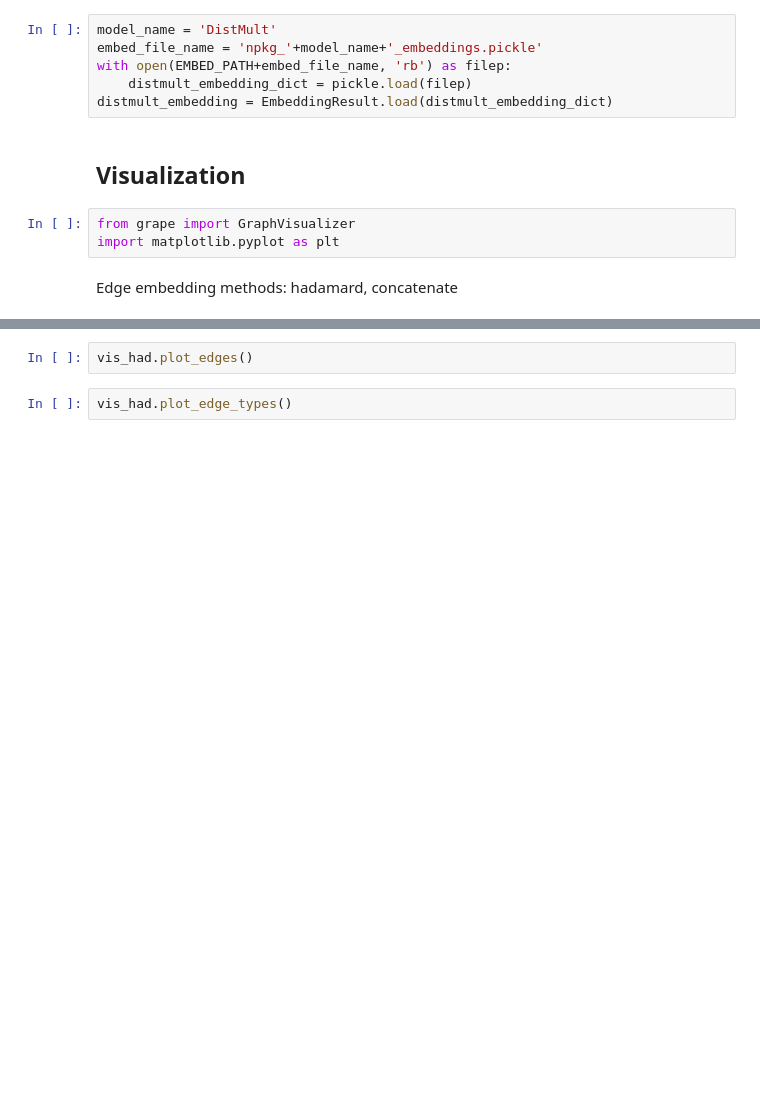
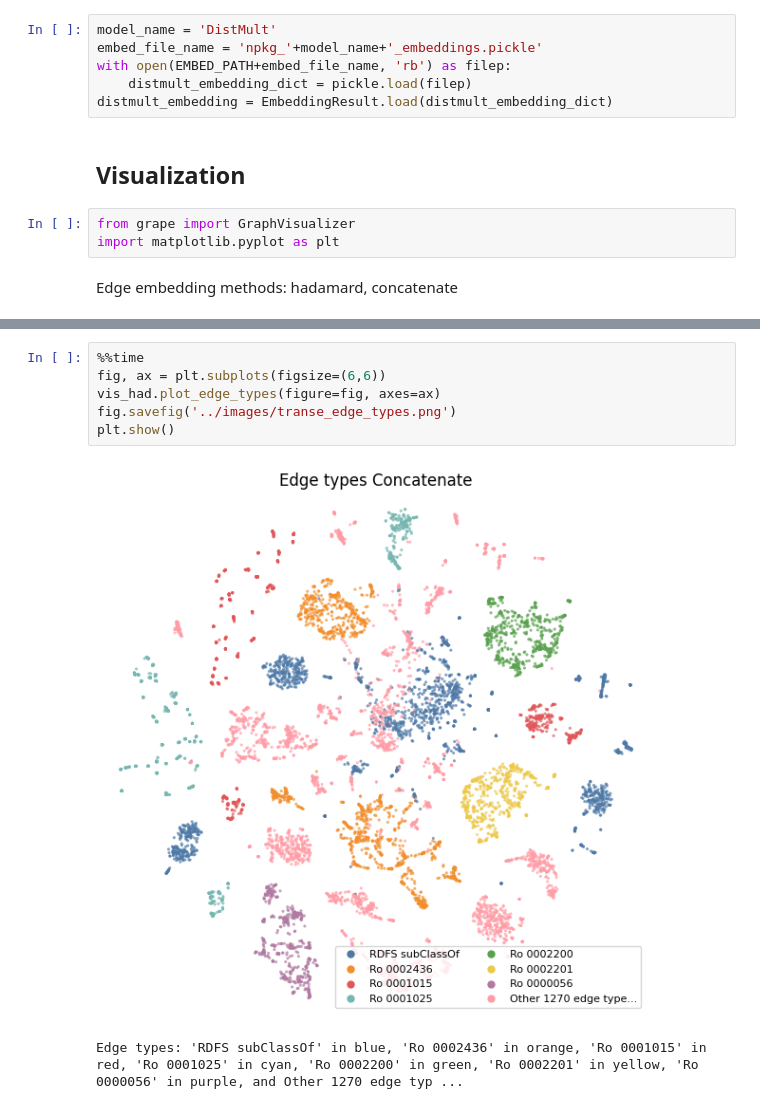
Before and after one commit to sanyabt/npkg-embedding, a Jupyter notebook: embedding-evaluation/transe-edge-prediction-vis.ipynb, the cells around one changed output, grey strips where cells are left out. Saved outputs shown, nothing was run; the diff lists cells and outputs as text; blank space fills up the shorter version.

```diff
--- a/embedding-evaluation/transe-edge-prediction-vis.ipynb
+++ b/embedding-evaluation/transe-edge-prediction-vis.ipynb
@@ -129,4 +170,9 @@ vis_had.fit_edges(transe_embedding)
-# %%
-vis_had.plot_edges()
-# %%
-vis_had.plot_edge_types()
+# %%
+%%time
+fig, ax = plt.subplots(figsize=(6,6))
+vis_had.plot_edge_types(figure=fig, axes=ax)
+fig.savefig('../images/transe_edge_types.png')
+plt.show()
+# %% [output]
+[figure, added]
+Edge types: 'RDFS subClassOf' in blue, 'Ro 0002436' in orange, 'Ro 0001015' in red, 'Ro 0001025' in cyan, 'Ro 0002200' in green, 'Ro 0002201' in yellow, 'Ro 0000056' in purple, and Other 1270 edge typ ...
```
Also changed, not shown: parts of 14 cells of this notebook, 8 other files.
